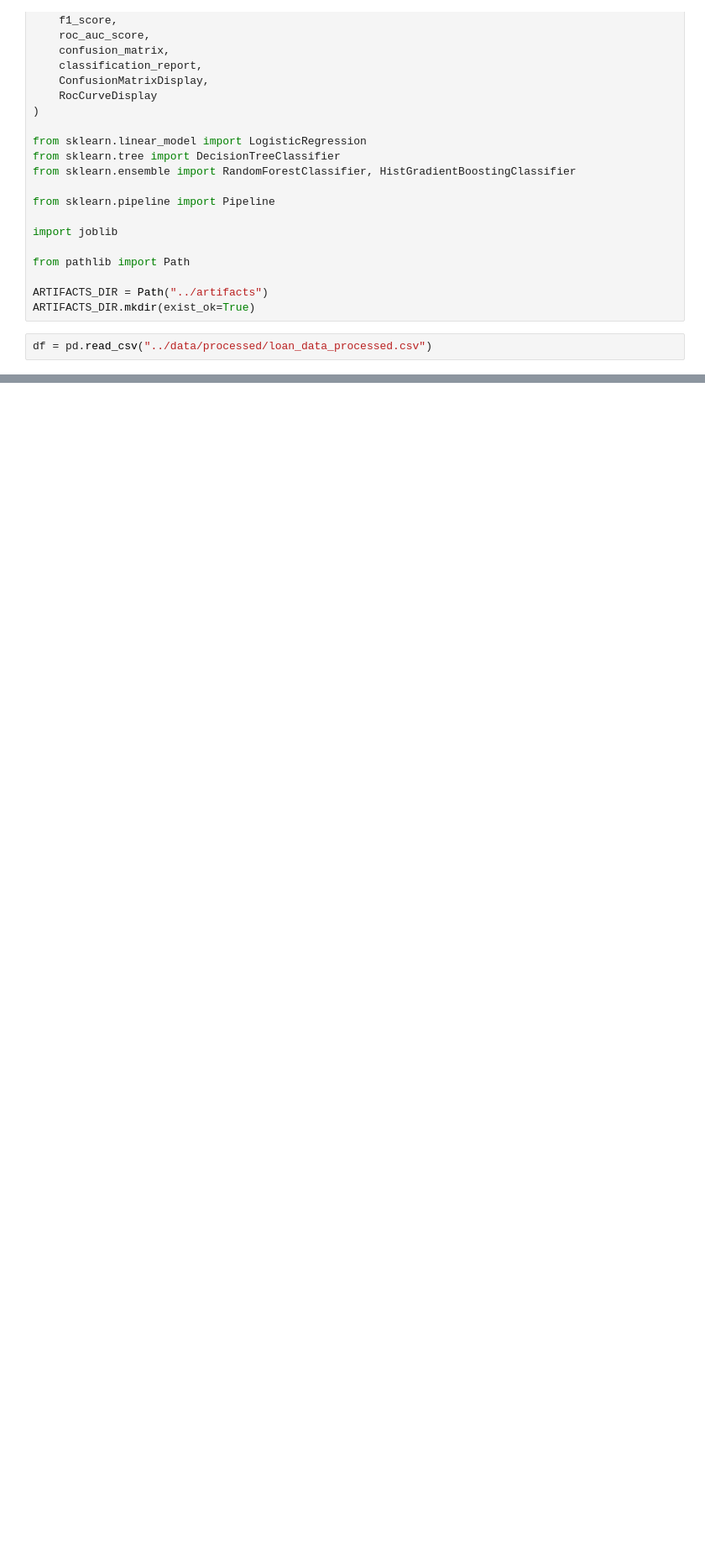
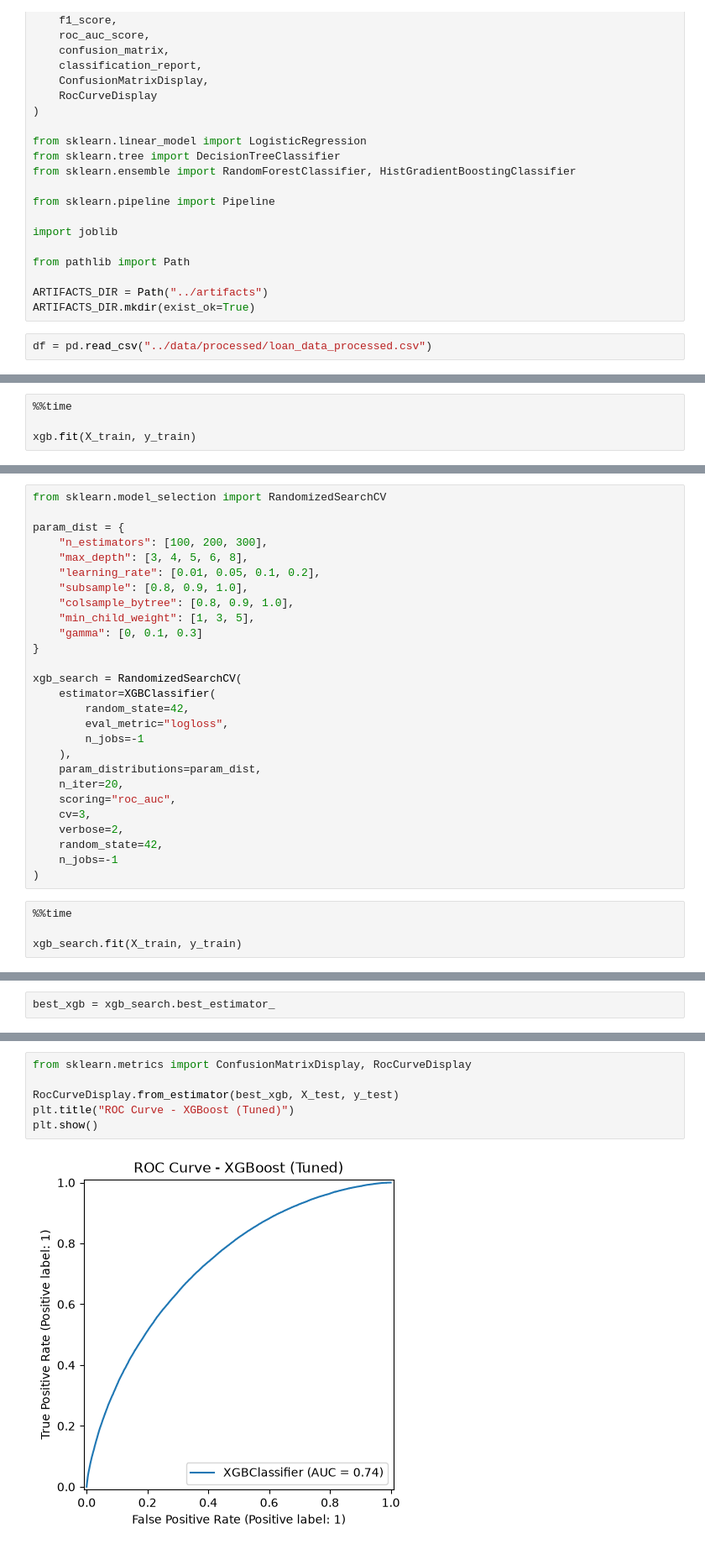
Before and after one commit to nx-manoj/loan-risk-platform, a Jupyter notebook: notebooks/03_model_training_evalution.ipynb, the cells around one changed output, grey strips where cells are left out. Shown at 84% size. Drawn from its saved outputs; the diff is of its cells as text; blank space fills up the shorter version.

```diff
--- a/notebooks/03_model_training_evalution.ipynb
+++ b/notebooks/03_model_training_evalution.ipynb
@@ -169,0 +400,4 @@ array(['Charged Off', 'Current', 'Default',
+# %%
+%%time
+
+xgb.fit(X_train, y_train)
@@ -169,0 +507,31 @@ array(['Charged Off', 'Current', 'Default',
+# %%
+from sklearn.model_selection import RandomizedSearchCV
+
+param_dist = {
+    "n_estimators": [100, 200, 300],
+    "max_depth": [3, 4, 5, 6, 8],
+    "learning_rate": [0.01, 0.05, 0.1, 0.2],
+    "subsample": [0.8, 0.9, 1.0],
+    "colsample_bytree": [0.8, 0.9, 1.0],
+    "min_child_weight": [1, 3, 5],
+    "gamma": [0, 0.1, 0.3]
+}
+
+xgb_search = RandomizedSearchCV(
+    estimator=XGBClassifier(
+        random_state=42,
+        eval_metric="logloss",
+        n_jobs=-1
+    ),
+    param_distributions=param_dist,
+    n_iter=20,
+    scoring="roc_auc",
+    cv=3,
+    verbose=2,
+    random_state=42,
+    n_jobs=-1
+)
+# %%
+%%time
+
+xgb_search.fit(X_train, y_train)
@@ -169,0 +565,2 @@ array(['Charged Off', 'Current', 'Default',
+# %%
+best_xgb = xgb_search.best_estimator_
@@ -169,0 +626,8 @@ array(['Charged Off', 'Current', 'Default',
+# %%
+from sklearn.metrics import ConfusionMatrixDisplay, RocCurveDisplay
+
+RocCurveDisplay.from_estimator(best_xgb, X_test, y_test)
+plt.title("ROC Curve - XGBoost (Tuned)")
+plt.show()
+# %% [output]
+[figure, added]
```
Also changed, not shown: parts of 80 cells of this notebook.
